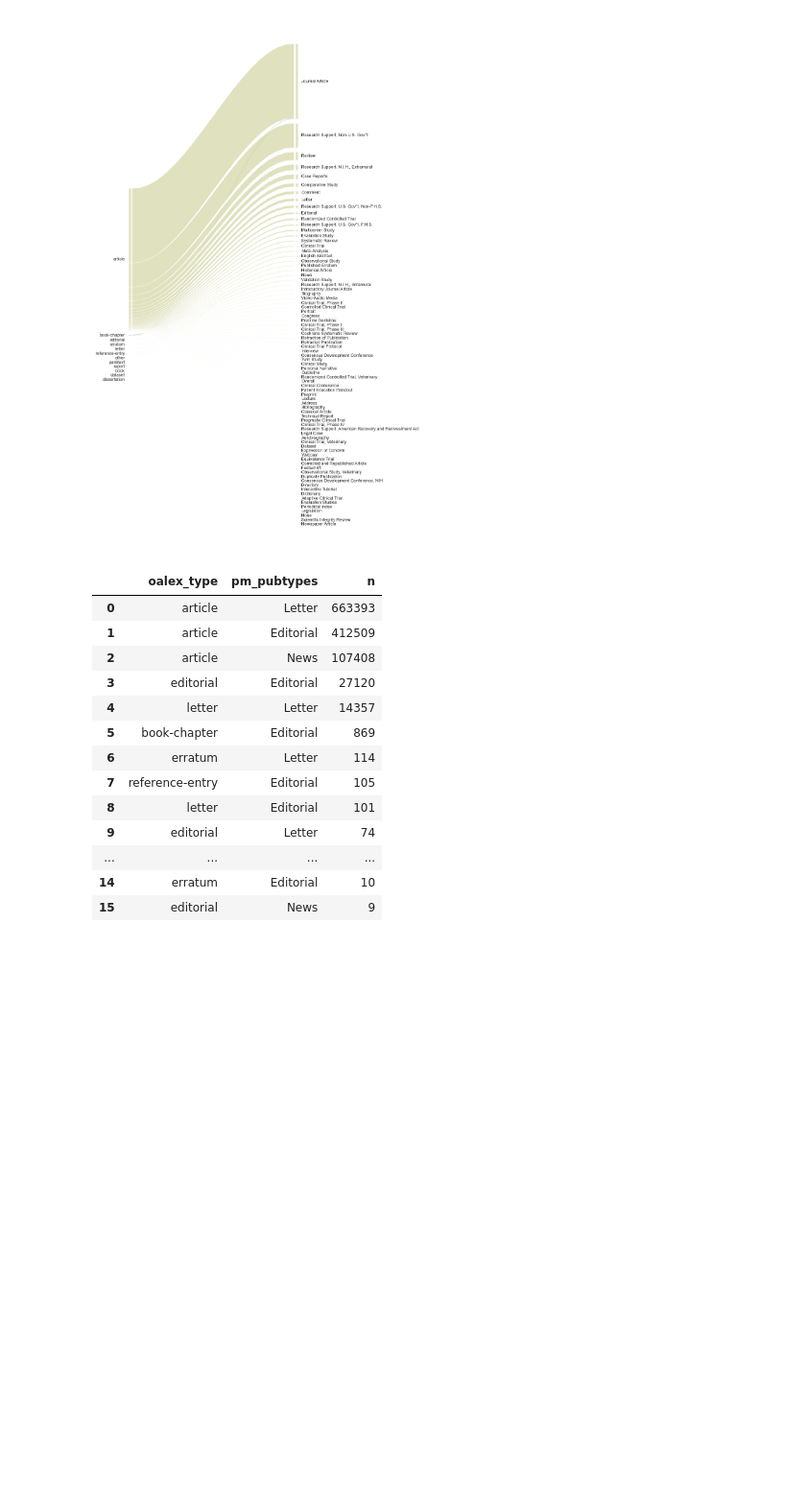
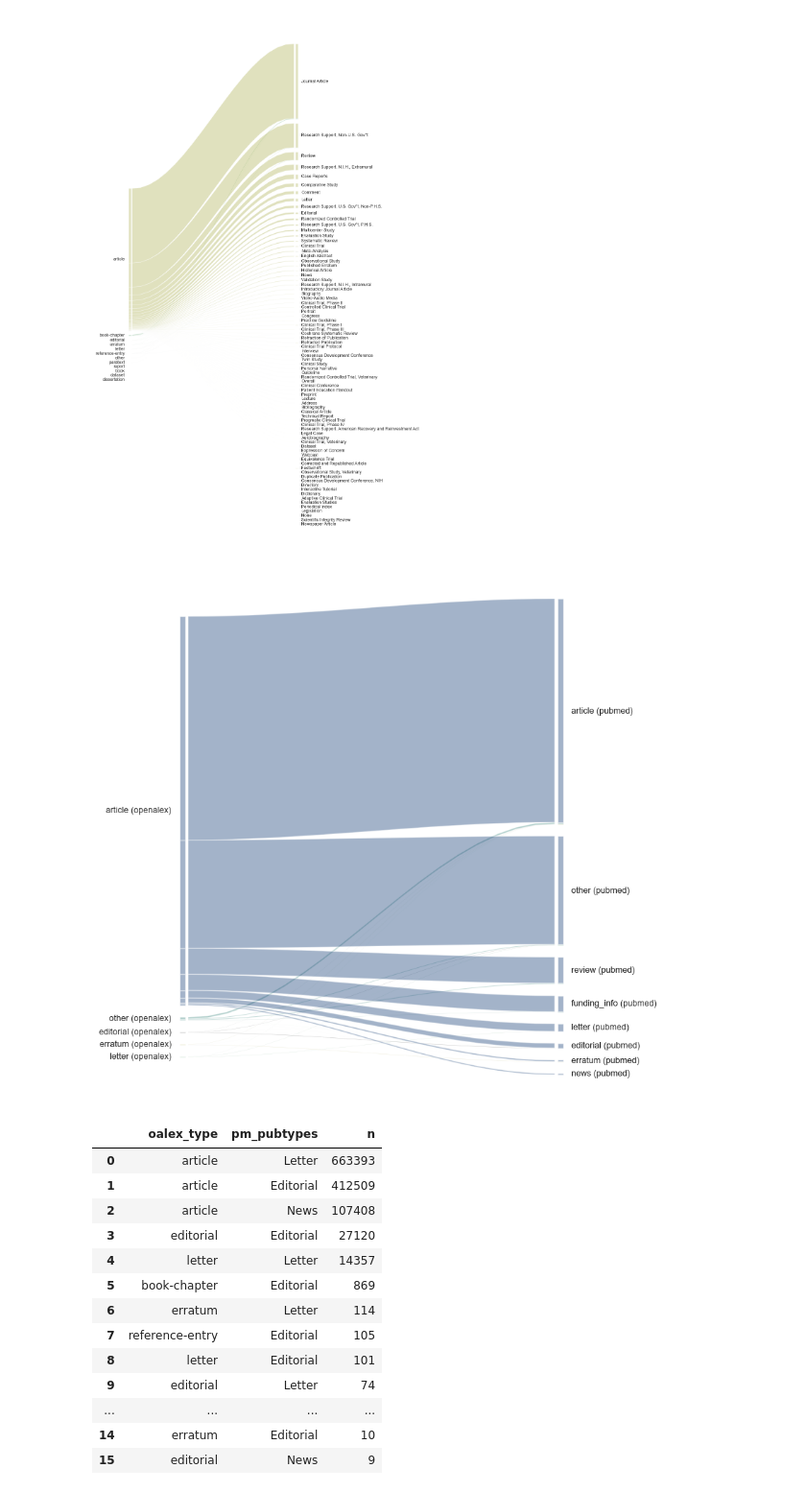
Before and after one commit to naustica/openalex_doctypes, a Jupyter notebook: codebook.ipynb, the cells around one changed output. Shown at 96% size. Cells and saved outputs as stored; diff of their text form; code cells hidden in the pictures; blank space fills up the shorter version.

Commit message:
add pubtype mapping

```diff
--- a/codebook.ipynb
+++ b/codebook.ipynb
@@ -84,3 +136,7 @@ pm_pubtypes
 | 77 | Scientific Integrity Review | 8 |
 | 78 | Newspaper Article | 1 |
 79 rows × 2 columns
+# %%
+pm_pubtypes['new_type'] = pm_pubtypes.apply(lambda row : mapping_types(pubmed_type_mapping,
+                                                                       row['pm_pubtypes']), axis=1)
+pm_pubtypes.groupby(['new_type'])['n'].sum().reset_index()
@@ -134,6 +200,41 @@ fig.set_size_inches(7,20)
 plt.show()
 # %% [output]
 [figure]
+# %%
+openalex_pm_pubtypes['new_openalex_type'] = openalex_pm_pubtypes.apply(
+                                                    lambda row : mapping_types(openalex_type_mapping,
+                                                                               row['oalex_type']), axis=1)
+openalex_pm_pubtypes['new_pm_type'] = openalex_pm_pubtypes.apply(
+                                                    lambda row : mapping_types(pubmed_type_mapping,
+                                                                               row['pm_pubtypes']), axis=1)
+# %%
+openalex_pm_pubtypes.fillna('other', inplace=True)
+# %%
+d = {}
+for row in openalex_pm_pubtypes.to_dict('records'):
+    oalex_type = row['new_openalex_type'] + ' ' + '(openalex)'
+    pm_pubtype = row['new_pm_type'] + ' ' + '(pubmed)'
+    current_r = row['new_openalex_type'] + ' ' + '(openalex)'
+    n = row['n']
+
+    if current_r in d:
+        if pm_pubtype in d[oalex_type].keys():
+            d[oalex_type][pm_pubtype] = d.get(oalex_type).get(pm_pubtype) + n
+        else:
+             d[oalex_type][pm_pubtype] = n
+    else:
+        dd = {}
+        dd[pm_pubtype] = n
+        d[oalex_type] = dd
+# %%
+cmap = colormaps['gist_earth']
+
+ax = alluvial.plot(d, alpha=0.4, cmap=cmap, fontname='Arial')
+fig = ax.get_figure()
+fig.set_size_inches(8,10)
+plt.show()
+# %% [output]
+[figure, added]
 # %%
 openalex_pm_pubtypes_editorial = client.query(f"""
                 SELECT oalex.type AS oalex_type, ptype AS pm_pubtypes, COUNT(DISTINCT(oalex.doi)) AS n
```
Also changed, not shown: parts of 18 cells of this notebook.
